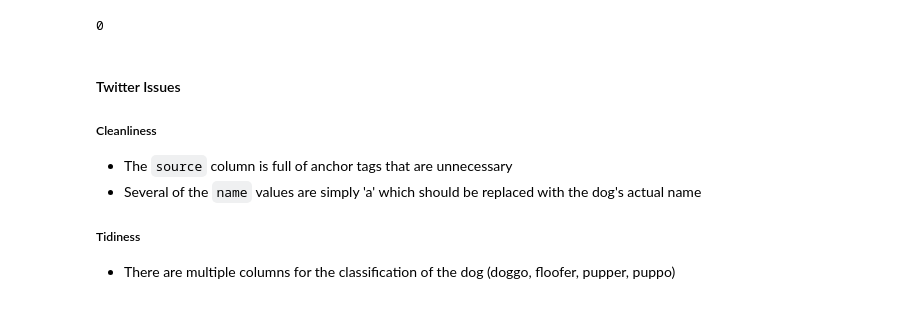
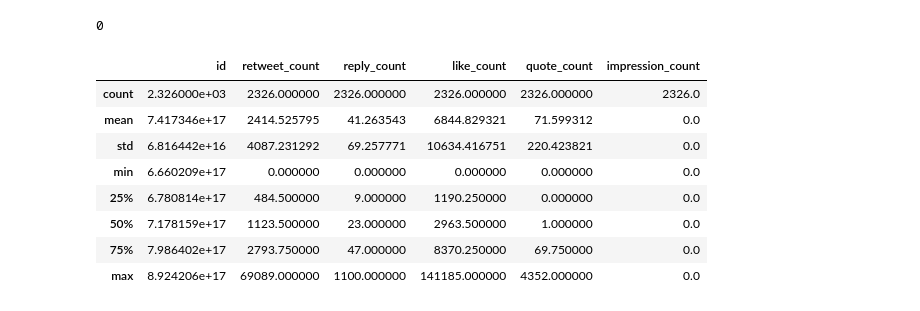
Before and after one commit to SeraphDev6/WrangleAndAnalyseData, a Jupyter notebook: wrangle_act.ipynb, the cells around one changed output. Saved outputs shown, nothing was run; the diff lists cells and outputs as text; code cells hidden in the pictures.

```diff
--- a/wrangle_act.ipynb
+++ b/wrangle_act.ipynb
@@ -307,10 +376,15 @@ twitter_df
 twitter_df.duplicated().sum()
 # %% [output]
 0
-# %% [markdown]
-#### Twitter Issues
-##### Cleanliness
-- The `source` column is full of anchor tags that are unnecessary
-- Several of the `name` values are simply 'a' which should be replaced with the dog's actual name
-##### Tidiness
-- There are multiple columns for the classification of the dog (doggo, floofer, pupper, puppo)
+# %%
+twitter_df.describe()
+# %% [output]
+|  | id | retweet_count | reply_count | like_count | quote_count | impression_count |
+| count | 2.326000e+03 | 2326.000000 | 2326.000000 | 2326.000000 | 2326.000000 | 2326.0 |
+| mean | 7.417346e+17 | 2414.525795 | 41.263543 | 6844.829321 | 71.599312 | 0.0 |
+| std | 6.816442e+16 | 4087.231292 | 69.257771 | 10634.416751 | 220.423821 | 0.0 |
+| min | 6.660209e+17 | 0.000000 | 0.000000 | 0.000000 | 0.000000 | 0.0 |
+| 25% | 6.780814e+17 | 484.500000 | 9.000000 | 1190.250000 | 0.000000 | 0.0 |
+| 50% | 7.178159e+17 | 1123.500000 | 23.000000 | 2963.500000 | 1.000000 | 0.0 |
+| 75% | 7.986402e+17 | 2793.750000 | 47.000000 | 8370.250000 | 69.750000 | 0.0 |
+| max | 8.924206e+17 | 69089.000000 | 1100.000000 | 141185.000000 | 4352.000000 | 0.0 |
```
Also changed, not shown: parts of 21 cells of this notebook, 1 other file.
